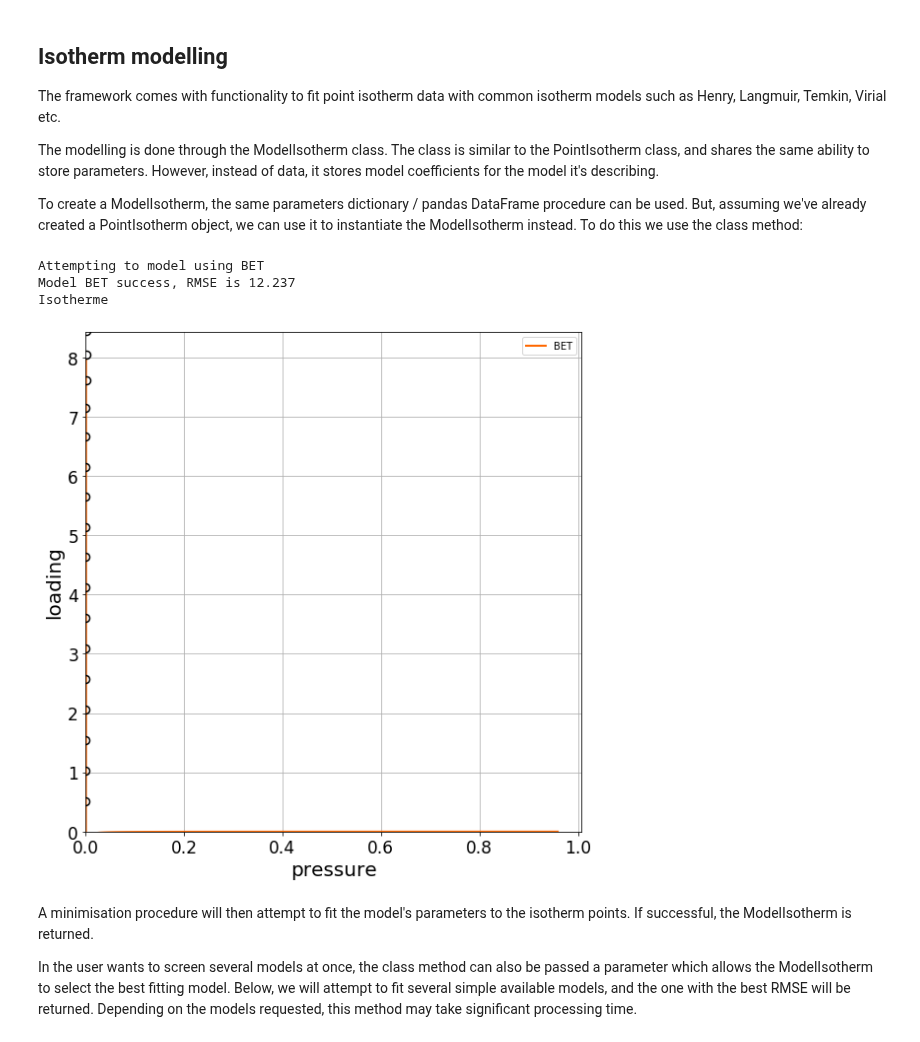
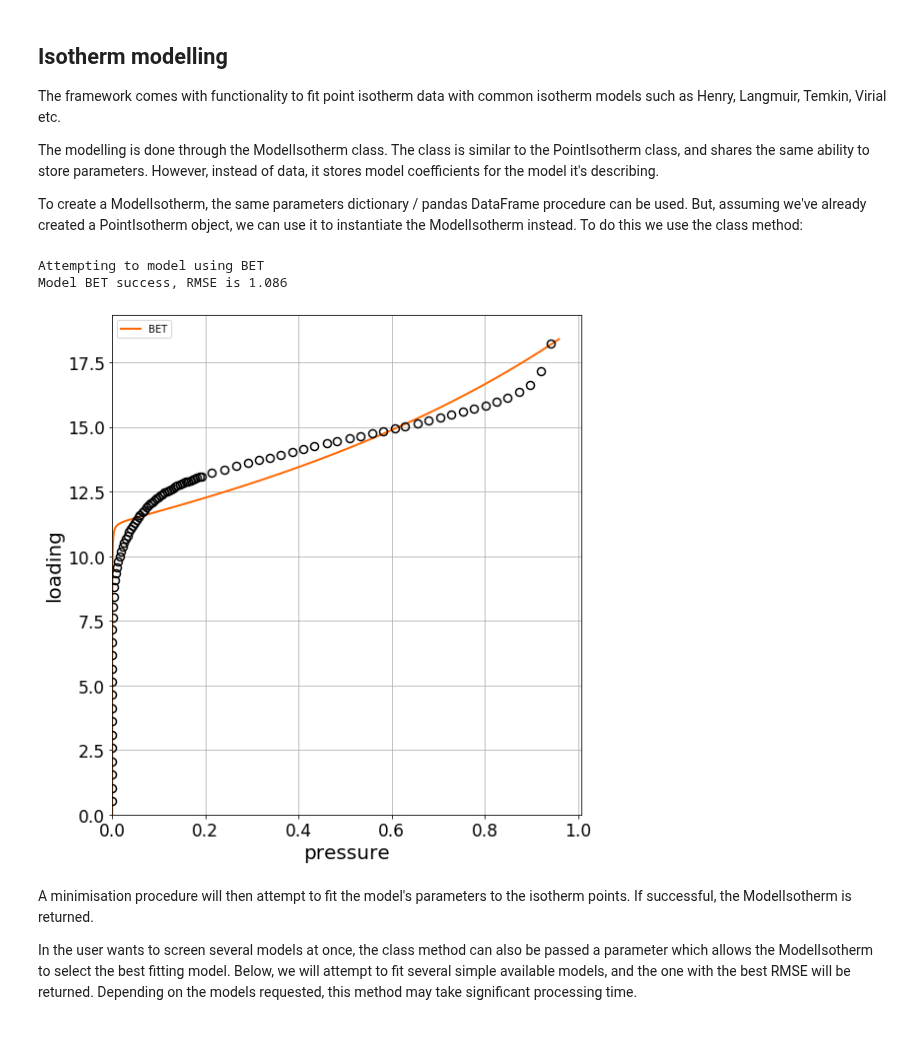
Before and after one commit to pauliacomi/pyGAPS, a Jupyter notebook: docs/examples/quickstart.ipynb, the cells around one changed output. Cells and saved outputs as stored; diff of their text form; code cells hidden in the pictures.

```diff
--- a/docs/examples/quickstart.ipynb
+++ b/docs/examples/quickstart.ipynb
@@ -213,12 +210,11 @@ To create a ModelIsotherm, the same parameters dictionary / pandas DataFrame pro
 be used. But, assuming we've already created a PointIsotherm object, we can use it to instantiate
 the ModelIsotherm instead. To do this we use the class method:
 # %%
-model_iso = pygaps.ModelIsotherm.from_pointisotherm(isotherm, model='Langmuir', verbose=True)
+model_iso = pygaps.ModelIsotherm.from_pointisotherm(isotherm, model='BET', verbose=True)
 # %% [output]
 Attempting to model using BET
-Model BET success, RMSE is 12.237
-Isotherme
+Model BET success, RMSE is 1.086
-[figure, old version]
+[figure, new version]
 # %% [markdown]
 A minimisation procedure will then attempt to fit the model's parameters to the isotherm points.
 If successful, the ModelIsotherm is returned.
```
Also changed, not shown: parts of 3 cells of this notebook, 4 other files.
